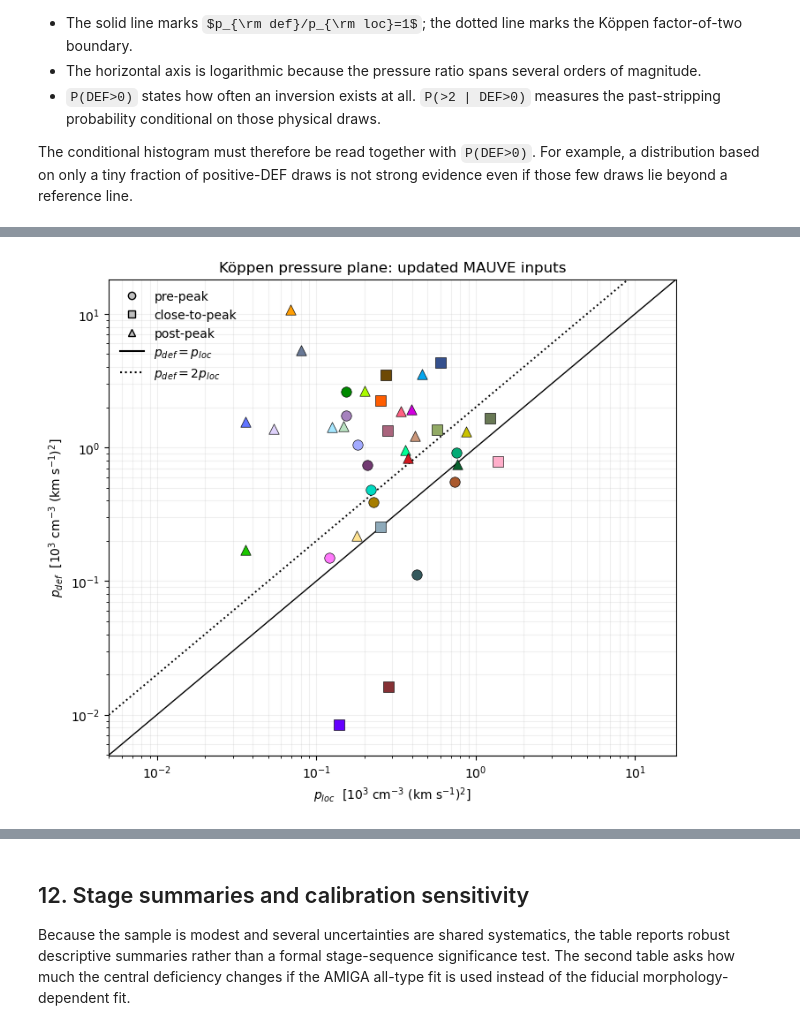
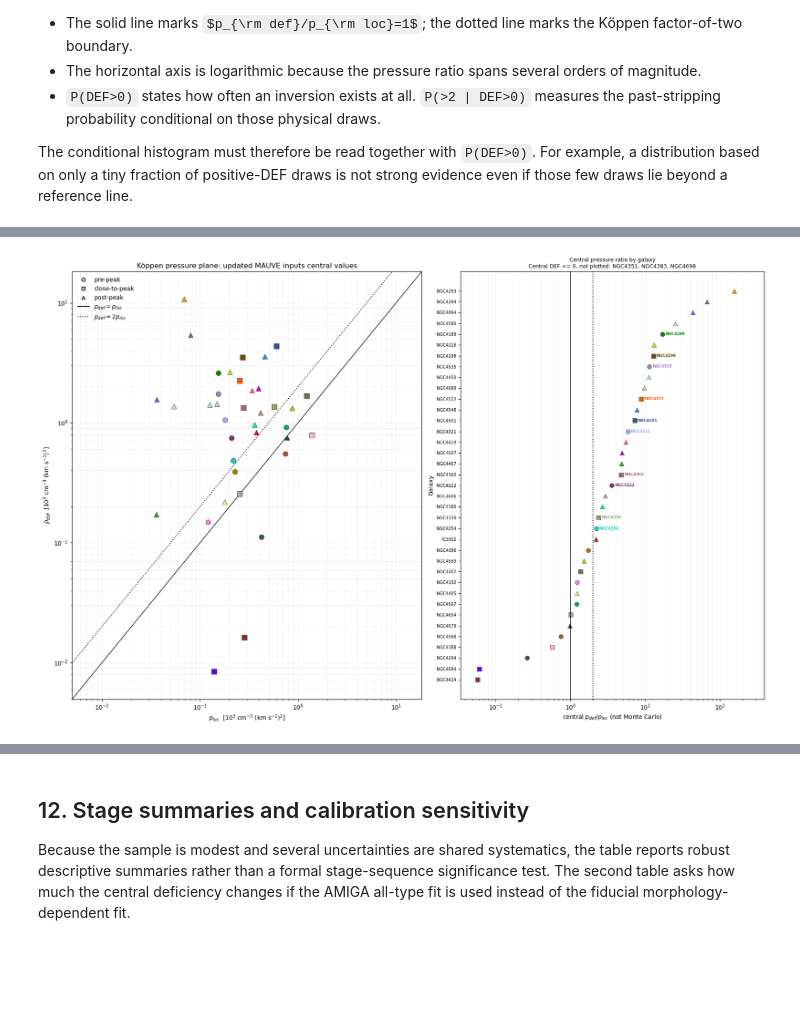
Before and after one commit to Rongjun-ANU/ICRAR-MAUVE, a Jupyter notebook: further/20260815_recompute_Koppen_criteria_MAUVE.ipynb, the cells around one changed output, grey strips where cells are left out. Saved outputs shown, nothing was run; the diff lists cells and outputs as text; code cells hidden in the pictures; some formulas as TeX source; blank space fills up the shorter version.

```diff
--- a/further/20260815_recompute_Koppen_criteria_MAUVE.ipynb
+++ b/further/20260815_recompute_Koppen_criteria_MAUVE.ipynb
@@ -77,7 +77,7 @@ RNG_SEED = 20260815
 N_MC = 20_000
 DISTANCE_MPC = 16.5
 SIGMA_LOG_MHI_OBS_DEX = 0.10
-VROT_FRACTIONAL_FLOOR = 0.10
+VROT_FRACTIONAL_FALLBACK = 0.01
 SIGMA_LOG_PLOC_DEX = np.log10(2.0)
 
 # Köppen et al. disk parameters.
@@ -245,12 +252,17 @@ assert len(hyperleda) == 40 and hyperleda["Galaxy"].is_unique
 assert set(sample["Galaxy"]) == set(hyperleda["Galaxy"]), "HyperLeda snapshot/sample mismatch"
 
 sample = sample.merge(hyperleda, on="Galaxy", how="left", validate="one_to_one")
-sample["e_vrot_used"] = np.maximum(
-    sample["e_vrot"].fillna(0.0),
-    VROT_FRACTIONAL_FLOOR * sample["vrot"],
+has_literature_evrot = np.isfinite(sample["e_vrot"]) & (sample["e_vrot"] > 0)
+sample["e_vrot_used"] = np.where(
+    has_literature_evrot,
+    sample["e_vrot"],
+    VROT_FRACTIONAL_FALLBACK * sample["vrot"],
+)
+sample["e_vrot_source"] = np.where(
+    has_literature_evrot, "literature e_vrot", "1% of reported vrot",
 )
 
 assert sample[["logd25", "e_logd25", "t", "e_t", "vrot"]].notna().all().all()
-display(sample[["Galaxy", "logd25", "e_logd25", "t", "e_t", "hl_type", "vrot", "e_vrot", "e_vrot_used"]])
+display(sample[["Galaxy", "logd25", "e_logd25", "t", "e_t", "hl_type", "vrot", "e_vrot", "e_vrot_used", "e_vrot_source"]])
 print("HyperLeda coverage: 40/40 for logd25, T, and vrot.")
 # %% [output]
@@ -815,33 +828,75 @@ For galaxies with non-positive central deficiency, $p_{\rm def}$ is undefined an
 # %%
-fig, ax = plt.subplots(figsize=(8.3, 7.0))
+fig, (ax_plane, ax_ratio) = plt.subplots(
+    1, 2, figsize=(17.2, 11.2), gridspec_kw={"width_ratios": [1.15, 1.0]}
+)
 finite = np.isfinite(results["p_def"]) & np.isfinite(results["p_loc"])
 
 for _, row in results.loc[finite].iterrows():
-    ax.scatter(
+    ax_plane.scatter(
         row["p_loc"], row["p_def"], s=68,
         marker=stage_markers[row["stage"]], color=row["galaxy_color"],
         edgecolor="black", linewidth=0.45, zorder=3,
     )
 
 lo = min(results.loc[finite, ["p_loc", "p_def"]].min()) / 1.7
 hi = max(results.loc[finite, ["p_loc", "p_def"]].max()) * 1.7
 grid = np.geomspace(lo, hi, 300)
-ax.plot(grid, grid, color="black", linewidth=1.0, label=r"$p_{def}=p_{loc}$")
-ax.plot(grid, 2.0 * grid, color="black", linestyle=":", linewidth=1.4,
-        label=r"$p_{def}=2p_{loc}$")
-ax.set_xscale("log")
-ax.set_yscale("log")
-ax.set(xlim=(lo, hi), ylim=(lo, hi),
-       xlabel=r"$p_{loc}$  [$10^3$ cm$^{-3}$ (km s$^{-1}$)$^2$]",
-       ylabel=r"$p_{def}$  [$10^3$ cm$^{-3}$ (km s$^{-1}$)$^2$]")
-ax.grid(which="both", alpha=0.18)
+ax_plane.plot(grid, grid, color="black", linewidth=1.0, label=r"$p_{def}=p_{loc}$")
+ax_plane.plot(grid, 2.0 * grid, color="black", linestyle=":", linewidth=1.4,
+              label=r"$p_{def}=2p_{loc}$")
+ax_plane.set_xscale("log")
+ax_plane.set_yscale("log")
+ax_plane.set(xlim=(lo, hi), ylim=(lo, hi),
+             xlabel=r"$p_{loc}$  [$10^3$ cm$^{-3}$ (km s$^{-1}$)$^2$]",
+             ylabel=r"$p_{def}$  [$10^3$ cm$^{-3}$ (km s$^{-1}$)$^2$]")
+ax_plane.grid(which="both", alpha=0.18)
 handles = [Line2D([], [], marker=stage_markers[s], linestyle="None", color="0.35",
                   markerfacecolor="0.75", markeredgecolor="black", label=stage_labels[s])
            for s in (1, 2, 3)]
 handles += [Line2D([], [], color="black", label=r"$p_{def}=p_{loc}$"),
             Line2D([], [], color="black", linestyle=":", label=r"$p_{def}=2p_{loc}$")]
-ax.legend(handles=handles, frameon=False, loc="upper left")
-ax.set_title("Köppen pressure plane: updated MAUVE inputs")
+ax_plane.legend(handles=handles, frameon=False, loc="upper left")
+ax_plane.set_title("Köppen pressure plane: updated MAUVE inputs central values")
+
+# Added central-value ratio panel. It contains no Monte Carlo summaries.
+central_valid = np.isfinite(results["pressure_ratio"]) & (results["pressure_ratio"] > 0)
+central_ranked = results.loc[central_valid].sort_values("pressure_ratio").reset_index(drop=True)
+ypos = np.arange(len(central_ranked))
+for y, (_, row) in zip(ypos, central_ranked.iterrows()):
+    ax_ratio.scatter(
+        row["pressure_ratio"], y, s=52, color=row["galaxy_color"],
+        marker=stage_markers[row["stage"]], edgecolor="black", linewidth=0.4,
+    )
+    if row["stage"] in (1, 2) and row["pressure_ratio"] > 2.0:
+        ax_ratio.annotate(
+            row["Galaxy"], (row["pressure_ratio"], y),
+            xytext=(5, 0), textcoords="offset points", ha="left", va="center",
+            fontsize=6.4, fontweight="bold", color=row["galaxy_color"],
+        )
+ax_ratio.set_xlim(
+    central_ranked["pressure_ratio"].min() / 1.7,
+    central_ranked["pressure_ratio"].max() * 2.5,
+)
+ax_ratio.axvline(1.0, color="black", linewidth=1.0)
+ax_ratio.axvline(2.0, color="black", linestyle=":", linewidth=1.4)
+ax_ratio.set_xscale("log")
+ax_ratio.set_yticks(ypos, central_ranked["Galaxy"], fontsize=7)
+ax_ratio.set_xlabel(r"central $p_{def}/p_{loc}$ (not Monte Carlo)")
+ax_ratio.set_ylabel("Galaxy")
+ax_ratio.grid(axis="x", which="both", alpha=0.18)
+negative_central_names = results.loc[results["DEF"] <= 0, "Galaxy"].tolist()
+ax_ratio.set_title(
+    "Central pressure ratio by galaxy\n"
+    + "Central DEF <= 0, not plotted: " + ", ".join(negative_central_names),
+    fontsize=9,
+)
+fig.tight_layout()
 plt.show()
+print("Central DEF <= 0 (not plotted in central-ratio panel): " + ", ".join(negative_central_names))
+central_nonpost_gt2_names = results.loc[
+    central_valid & results["stage"].isin([1, 2]) & (results["pressure_ratio"] > 2.0),
+    "Galaxy",
+].tolist()
+print("Central-ratio pre-/close-to-peak galaxies above 2: " + ", ".join(central_nonpost_gt2_names))
 # %% [output]
-[figure, old version]
+[figure, new version]
```
Also changed, not shown: parts of 13 cells of this notebook, 5 other files.
